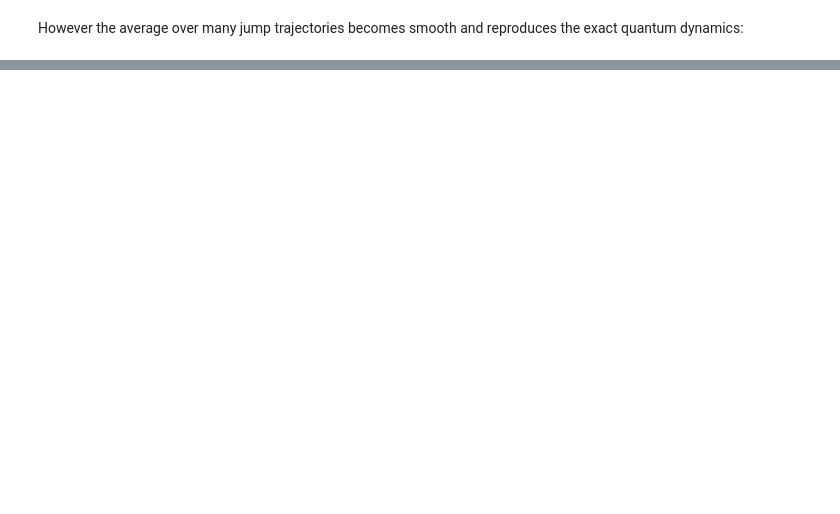
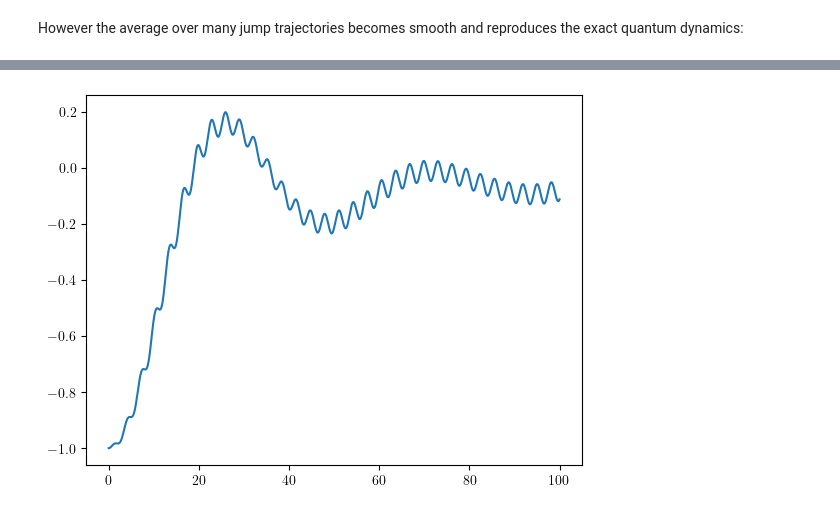
Before and after one commit to evgenii-poliakoff/lightcones, a Jupyter notebook: tutorials/quantum_jumps.ipynb, the cells around one changed output, grey strips where cells are left out. Cells and saved outputs as stored; diff of their text form; code cells hidden in the pictures; blank space fills up the shorter version.

```diff
--- a/tutorials/quantum_jumps.ipynb
+++ b/tutorials/quantum_jumps.ipynb
@@ -120,7 +123,7 @@ plt.savefig('s_z_av_spin_boson_model_jumpy.eps', format='eps')
 
 # Now solve the same problem in the moving frame
 
-n_trajectories = 610
+n_trajectories = 50
 
 # Time step
 dt = 0.01
@@ -177,9 +180,6 @@ def begin_step(ti, psi):
 def apply_h(ti, psi_in, psi_out):
     mv(Ht, psi_in, psi_out)
 
-# Here we store the average of observables
-#s_z_av_3 = np.zeros(len(t))
-
 def eval_o(ti, psi):
     s_z_av_3[ti] = s_z_av_3[ti] + np.vdot(psi, m.s_z @ psi)
 
@@ -197,0 +198,86 @@ plt.savefig('s_z_av_spin_boson_model_jump_average.eps', format='eps')
+# %%
+# Let us solve the spin boson model the original (chain sites) picture
+# define the Hamiltonian of the spin-boson model
+
+# number of boson chain modes
+num_chain_modes = 15
+
+# keep in the truncated Fock space only states in which
+# the bosonic chain has no more than max_num_quanta quanta
+max_num_quanta = 5
+
+# sparse matrices for the model
+m = models.spin_boson(num_chain_modes, max_num_quanta)
+
+# Hamitonian for the spin (qubit)
+# Rabi (level splitting)
+Omega = 2.0
+Hs = m.s_p @ m.s_m * Omega / 2
+
+# Coupling to the chain via raising / lowering Pauli matrices
+# coupling strength g
+g = 0.05
+V = g * m.s_m @ m.a_dag[0]
+V_dag = V.T.conj()
+
+# Free bosonic chain Hamiltonian (on-site energy e and hopping h)
+e = 1.0
+h = 0.05
+Hb = e * sum([m.a_dag[i] @ m.a[i] for i in range(num_chain_modes)]) \
+    + h * sum([m.a_dag[i + 1] @ m.a[i] + m.a_dag[i] @ m.a[i + 1] for i in range(num_chain_modes - 1)])
+
+# joint Hamiltonian
+Hsb = Hs + V + V_dag + Hb
+
+# The qubit is periodically driven
+def drive(t):
+    return(0.1*np.cos(t)) * m.s_x
+
+# The Hamiltonian for the driven spin-boson model
+def Hsb_driven(t):
+    return Hsb + drive(t)
+
+# The non-stationary Schrodinger equation is solved on a time grid
+# [0    dt    2*dt    ...    k*dt  ... ]
+# The time grid points are numbered by integer ti
+# [0    1     2       ....   k     ... ]
+# The time-dependent Hamiltonian is invoked by the solver with ti argument,
+# and the corresponding time moment is (ti + 0.5)*dt
+# Here 0.5*dt is due to the midpoint integration rule
+
+# Time step
+dt = 0.01
+
+# Final grid
+t_max = 100
+t = np.arange(0, t_max + dt, dt)
+n_time = t.size
+
+# Callback function which applies Hamiltonian to the wavefunction at each time grid point ti
+def apply_h(ti, psi_in, psi_out):
+    H = Hsb_driven((ti + 0.5) * dt)
+    mv(H, psi_in, psi_out, cout=1)
+
+# Here we store the average of observables
+s_z_av = []
+
+# Callback function which evaluates observables at each time grid point ti
+def eval_o(ti, psi):
+    s_z_av.append(np.vdot(psi, m.s_z @ psi))
+
+# initial condition:
+# vacuum state for bosonic chain,
+# and ground state for spin (qubit)
+psi_0 = np.zeros(m.dimension, dtype = complex)
+psi_0[0] = 1.0
+
+# Solve the non-stationary Schrodinger equation
+solve(0, n_time-1, dt, apply_h, psi_0, eval_o = eval_o)
+
+# plot the s_z average
+s_z_av = np.array(s_z_av)
+plt.plot(t, s_z_av.real)
+# save picture to file
+plt.savefig('s_z_av_spin_boson_model.eps', format='eps')
+# %% [output]
+[figure, added]
```
Also changed, not shown: parts of 4 cells of this notebook.
